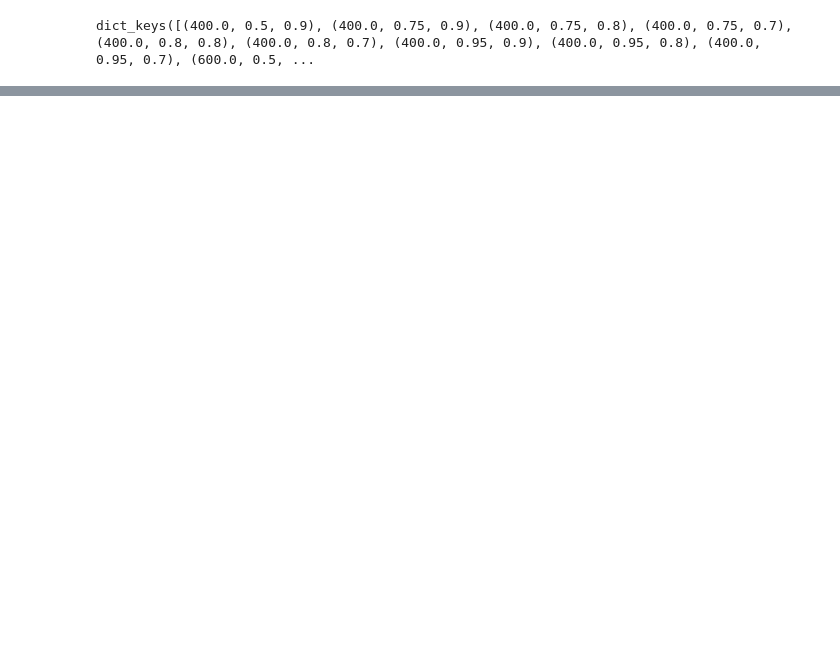
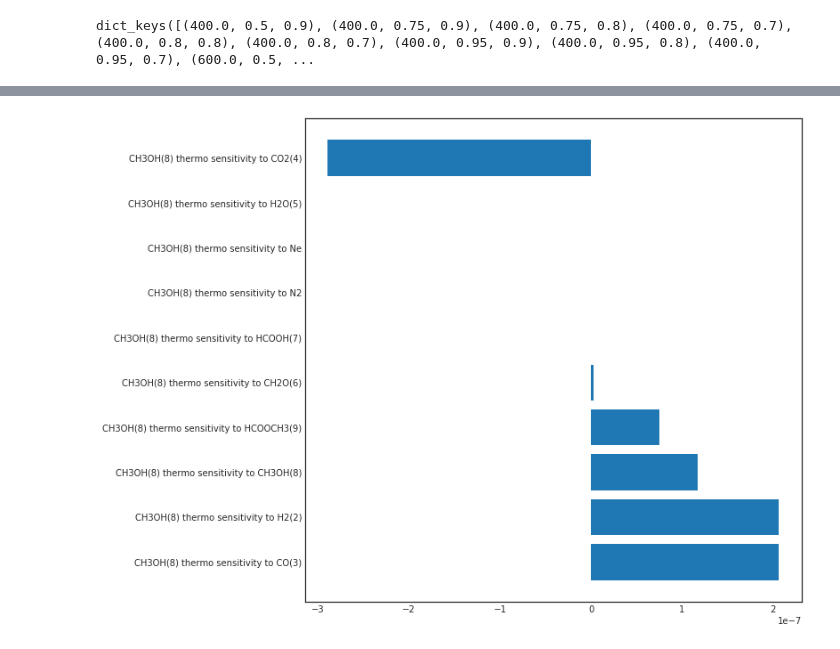
Before and after one commit to comocheng/meOH-analysis, a Jupyter notebook: cantera_simulations/RMG_wDeut/Analyze_data.ipynb, the cells around one changed output, grey strips where cells are left out. Saved outputs shown, nothing was run; the diff lists cells and outputs as text; code cells hidden in the pictures; blank space fills up the shorter version.

```diff
--- a/cantera_simulations/RMG_wDeut/Analyze_data.ipynb
+++ b/cantera_simulations/RMG_wDeut/Analyze_data.ipynb
@@ -647,3 +640,44 @@ UnboundLocalError: local variable 'extreme_sens' referenced before assignment
+# %%
+def max_sensitivities(df, number=0):
+    # make a dictionary of highest sensitivity (tuple?)
+    columns = {}
+    for key, value in df.iteritems():
+        if "thermo sensitivity" in key:
+            max_sens = value.max()
+            min_sens = value.min()
+
+            if abs(max_sens) >= abs(min_sens):
+                extreme_sens = max_sens
+            elif abs(max_sens) < abs(min_sens):
+                extreme_sens = min_sens
+
+
+            columns.update({key:extreme_sens})
+
+    if number !=0:
+        columns = dict(sorted(columns.items(), key=lambda kv: kv[1], reverse=True)[:number])
+        columns_rev = dict(sorted(columns.items(), key=lambda kv: kv[1], reverse=False)[:number])
+    else:
+        columns = dict(sorted(columns.items(), key=lambda kv: kv[1], reverse=True))
+        columns_rev = dict(sorted(columns.items(), key=lambda kv: kv[1], reverse=False))
+    return columns, columns_rev
+
+
+# plot the top sensitivities for a dataframe
+def plot_sensitivities(df, num = 5):
+
+    imp_reactions_pos, imp_reactions_neg  = max_sensitivities(df,num)
+    imp_reactions = {**imp_reactions_pos, **imp_reactions_neg}
+
+    plt.barh(*zip(*imp_reactions.items()))
+
+
+
+columns, columns_rev = max_sensitivities(sens_data_dict[400.0, 0.5, 0.9],5)
+
+plot_sensitivities(sens_data_dict[400.0, 0.5, 0.9],10)
+# %% [output]
+[figure, added]
 # %%
 print(columns, " ", len(columns))
 # %% [output]
```
Also changed, not shown: parts of 9 cells of this notebook, 4 other files.
